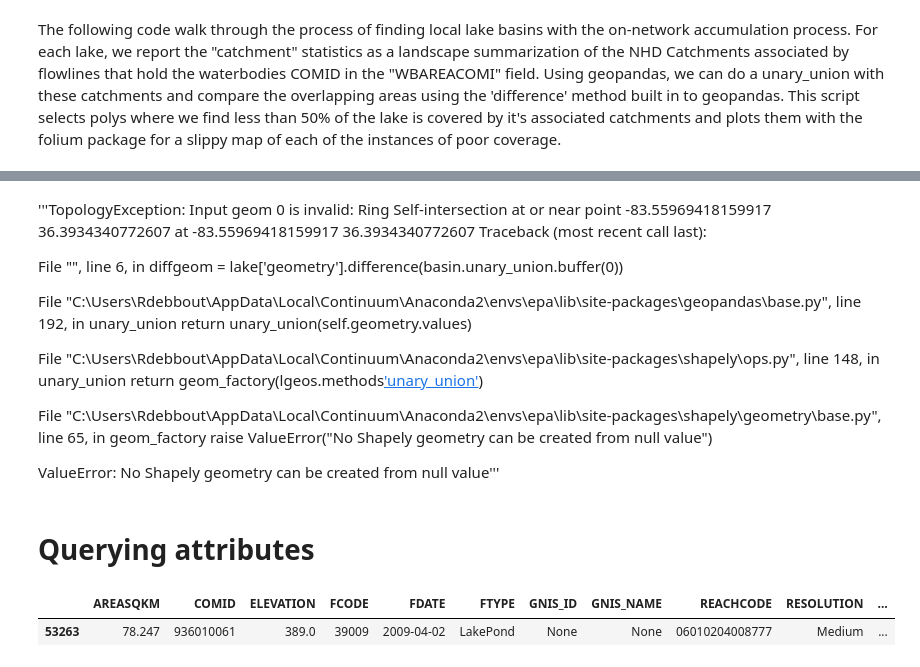
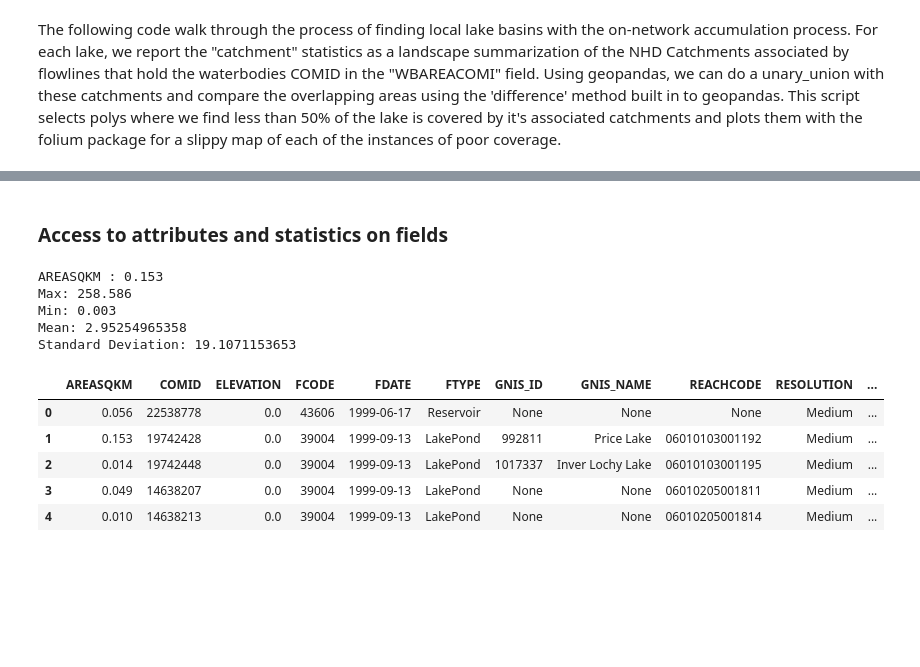
Before and after one commit to debboutr/SDMG, a Jupyter notebook: SpatialDataManagementGroup.ipynb, the cells around one changed output, grey strips where cells are left out. Drawn from its saved outputs; the diff is of its cells as text; code cells hidden in the pictures; blank space fills up the shorter version.

```diff
--- a/SpatialDataManagementGroup.ipynb
+++ b/SpatialDataManagementGroup.ipynb
@@ -72,28 +61,0 @@ basin.head()
-# %% [markdown]
-'''TopologyException: Input geom 0 is invalid: Ring Self-intersection at or near point -83.55969418159917 36.3934340772607 at -83.55969418159917 36.3934340772607
-Traceback (most recent call last):
-
-  File "<ipython-input-191-382f35277760>", line 6, in <module>
-    diffgeom = lake['geometry'].difference(basin.unary_union.buffer(0))
-
-  File "C:\Users\Rdebbout\AppData\Local\Continuum\Anaconda2\envs\epa\lib\site-packages\geopandas\base.py", line 192, in unary_union
-    return unary_union(self.geometry.values)
-
-  File "C:\Users\Rdebbout\AppData\Local\Continuum\Anaconda2\envs\epa\lib\site-packages\shapely\ops.py", line 148, in unary_union
-    return geom_factory(lgeos.methods['unary_union'](collection))
-
-  File "C:\Users\Rdebbout\AppData\Local\Continuum\Anaconda2\envs\epa\lib\site-packages\shapely\geometry\base.py", line 65, in geom_factory
-    raise ValueError("No Shapely geometry can be created from null value")
-
-ValueError: No Shapely geometry can be created from null value'''
-# %% [markdown]
-# Querying attributes
-# %%
-lakes.loc?
-lakes.loc[lakes['COMID'] == 936010061]
-lakes.ix[lakes.COMID == 936010061]
-lakes.ix[lakes.COMID.isin([936010061])]
-lakes.query("COMID == 936010061")
-# %% [output]
-|  | AREASQKM | COMID | ELEVATION | FCODE | FDATE | FTYPE | GNIS_ID | GNIS_NAME | REACHCODE | RESOLUTION | ... |
-| 53263 | 78.247 | 936010061 | 389.0 | 39009 | 2009-04-02 | LakePond | None | None | 06010204008777 | Medium | ... |
@@ -112,0 +62,22 @@ lookup = pd.read_csv('D:/Projects/lakesAnalysis/On_Network_LakeCOMs/LakeCOMs%s.c
+# %% [markdown]
+### Access to attributes and statistics on fields
+# %%
+lakes = gpd.GeoDataFrame.from_file("./data/lakes.shp")
+print 'AREASQKM : %s' % lakes.ix[lakes.COMID == 19742428].AREASQKM.values[0]  # find the attribute value of a single record
+print 'Max: %s' % lakes.AREASQKM.max()
+print 'Min: %s' %lakes.AREASQKM.min()
+print 'Mean: %s' %lakes.AREASQKM.mean()
+print 'Standard Deviation: %s' %lakes.AREASQKM.std()
+lakes.head()
+# %% [output]
+AREASQKM : 0.153
+Max: 258.586
+Min: 0.003
+Mean: 2.95254965358
+Standard Deviation: 19.1071153653
+|  | AREASQKM | COMID | ELEVATION | FCODE | FDATE | FTYPE | GNIS_ID | GNIS_NAME | REACHCODE | RESOLUTION | ... |
+| 0 | 0.056 | 22538778 | 0.0 | 43606 | 1999-06-17 | Reservoir | None | None | None | Medium | ... |
+| 1 | 0.153 | 19742428 | 0.0 | 39004 | 1999-09-13 | LakePond | 992811 | Price Lake | 06010103001192 | Medium | ... |
+| 2 | 0.014 | 19742448 | 0.0 | 39004 | 1999-09-13 | LakePond | 1017337 | Inver Lochy Lake | 06010103001195 | Medium | ... |
+| 3 | 0.049 | 14638207 | 0.0 | 39004 | 1999-09-13 | LakePond | None | None | 06010205001811 | Medium | ... |
+| 4 | 0.010 | 14638213 | 0.0 | 39004 | 1999-09-13 | LakePond | None | None | 06010205001814 | Medium | ... |
```
Also changed, not shown: parts of 27 cells of this notebook, 6 other files.
